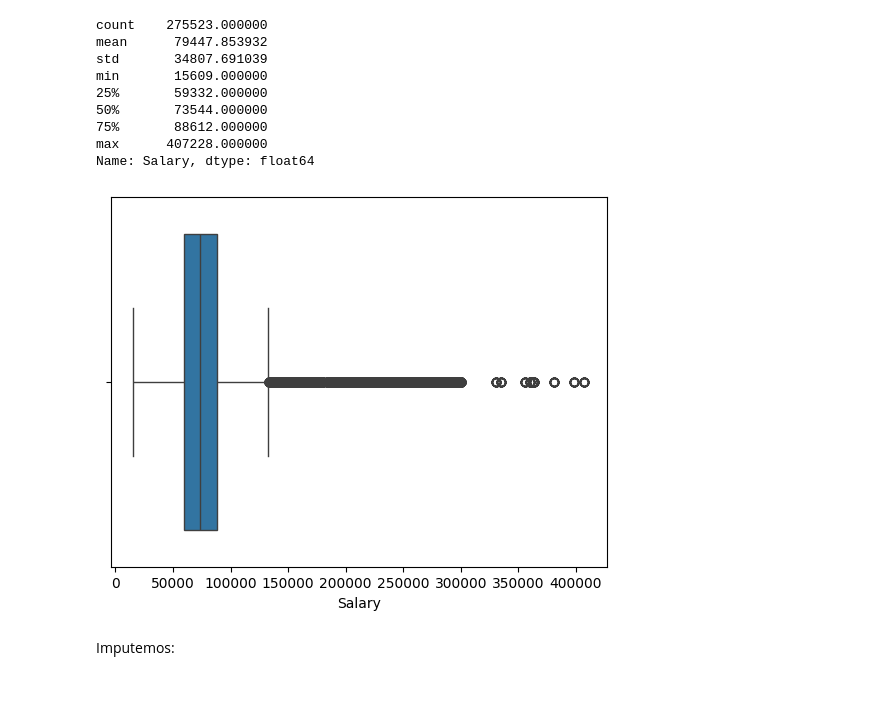
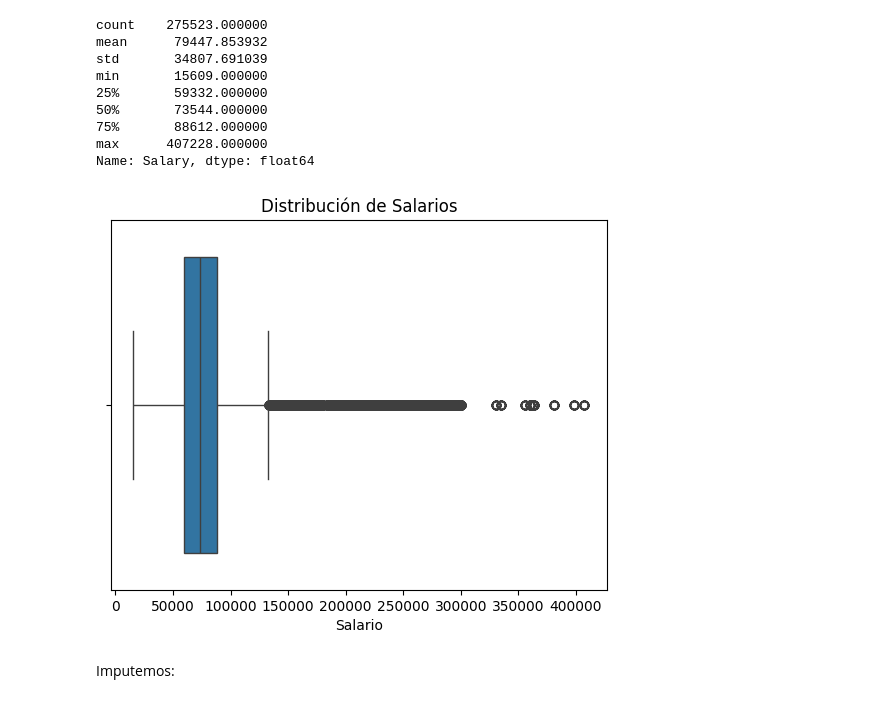
Before and after one commit to martapintoslopez/Airline, a Jupyter notebook: ev_final.ipynb, the cells around one changed output. Drawn from its saved outputs; the diff is of its cells as text; code cells hidden in the pictures.

```diff
--- a/ev_final.ipynb
+++ b/ev_final.ipynb
@@ -679,9 +681,11 @@ min       15609.000000
 max      407228.000000
 Name: Salary, dtype: float64
 # %%
-sns.boxplot(x = "Salary", data = df);
+sns.boxplot(x = "Salary", data = df)
+plt.title('Distribución de Salarios')
+plt.xlabel("Salario");
 # %% [output]
-[figure, old version]
+[figure, new version]
 # %% [markdown]
 Imputemos:
 # %%
```
Also changed, not shown: parts of 11 cells of this notebook.
